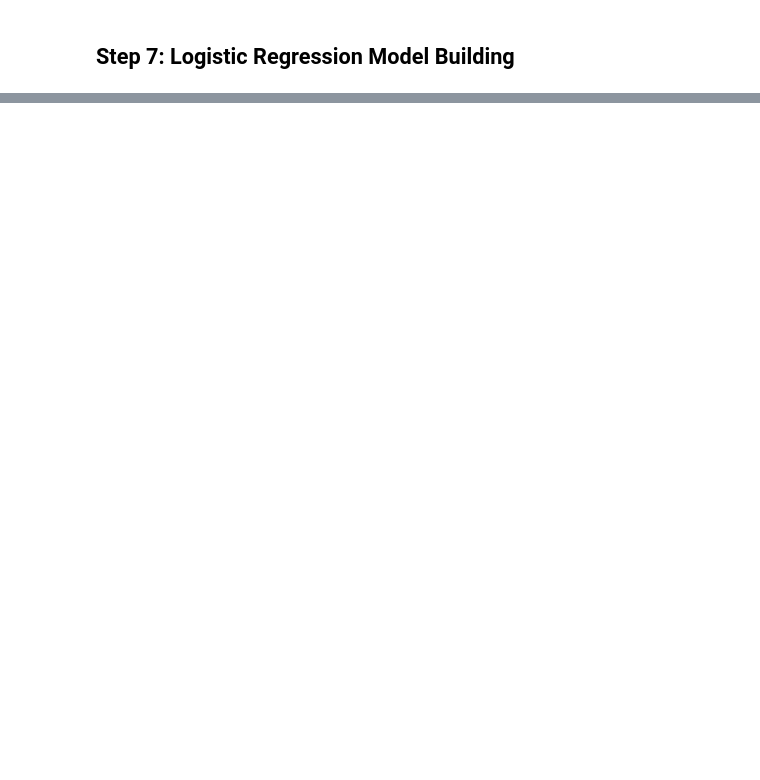
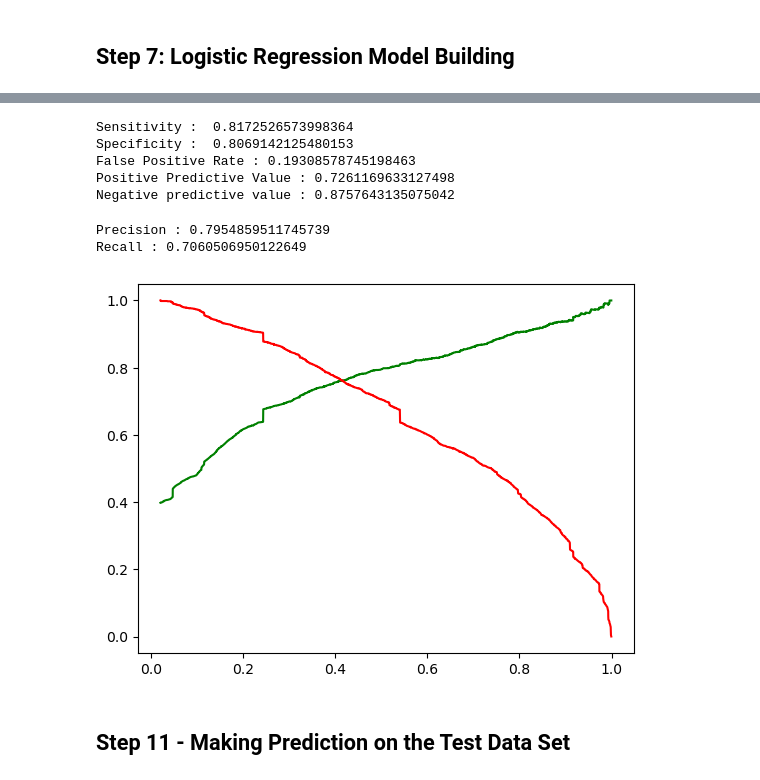
Before and after one commit to shivanikamalraj/lead_score_case_study, a Jupyter notebook: Lead_Scoring_Case_Study.ipynb, the cells around one changed output, grey strips where cells are left out. Drawn from its saved outputs; the diff is of its cells as text; code cells hidden in the pictures; blank space fills up the shorter version.

Commit message:
Lead Scoring Case Study Logistic Regression Model

```diff
--- a/Lead_Scoring_Case_Study.ipynb
+++ b/Lead_Scoring_Case_Study.ipynb
@@ -841,0 +1471,4 @@ Index(['Do Not Email', 'Total Time Spent on Website',
+# %%
+y_train_pred_final['final_predicted'] = y_train_pred_final.Converted_prob.map( lambda x: 1 if x > 0.34 else 0)
+
+y_train_pred_final.head()
@@ -841,0 +1484,4 @@ Index(['Do Not Email', 'Total Time Spent on Website',
+# %%
+#Lead score
+y_train_pred_final['Lead_Score'] = y_train_pred_final.Converted_prob.map( lambda x: round(x*100))
+y_train_pred_final.head()
@@ -841,0 +1515,15 @@ Index(['Do Not Email', 'Total Time Spent on Website',
+# %%
+#Sensitivity
+print("Sensitivity : ",TP / (TP+FN))
+#Specificity
+print("Specificity : ",TN / (TN+FP))
+#other metrics
+print("False Positive Rate :",FP/ (TN+FP))
+print("Positive Predictive Value :",TP / (TP+FP))
+print ("Negative predictive value :",TN / (TN+ FN))
+# %% [output]
+Sensitivity :  0.8172526573998364
+Specificity :  0.8069142125480153
+False Positive Rate : 0.19308578745198463
+Positive Predictive Value : 0.7261169633127498
+Negative predictive value : 0.8757643135075042
@@ -841,0 +1533,6 @@ Index(['Do Not Email', 'Total Time Spent on Website',
+# %%
+print("Precision :",precision_score(y_train_pred_final.Converted , y_train_pred_final.predicted))
+print("Recall :",recall_score(y_train_pred_final.Converted, y_train_pred_final.predicted))
+# %% [output]
+Precision : 0.7954859511745739
+Recall : 0.7060506950122649
@@ -841,0 +1541,10 @@ Index(['Do Not Email', 'Total Time Spent on Website',
+# %%
+#precision vs recall plot
+p, r, thresholds = precision_recall_curve(y_train_pred_final.Converted, y_train_pred_final.Converted_prob)
+plt.plot(thresholds, p[:-1], "g-")
+plt.plot(thresholds, r[:-1], "r-")
+plt.show()
+# %% [output]
+[figure, added]
+# %% [markdown]
+## Step 11 - Making Prediction on the Test Data Set
```
Also changed, not shown: parts of 88 cells of this notebook, 3 other files.
